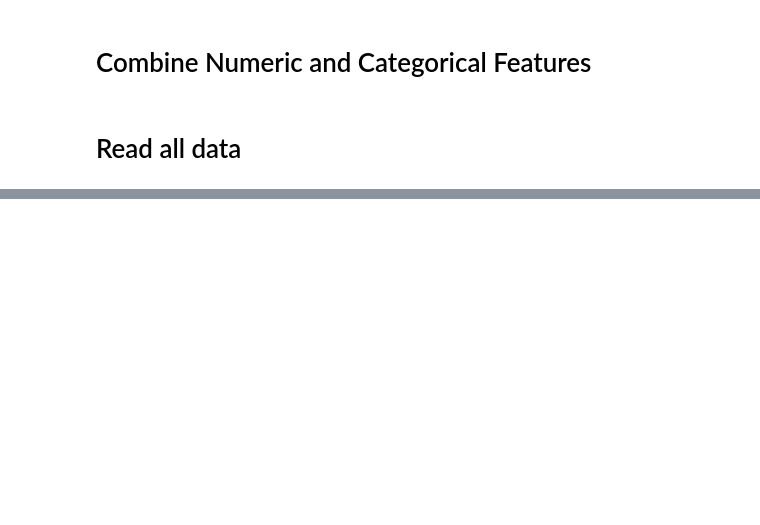
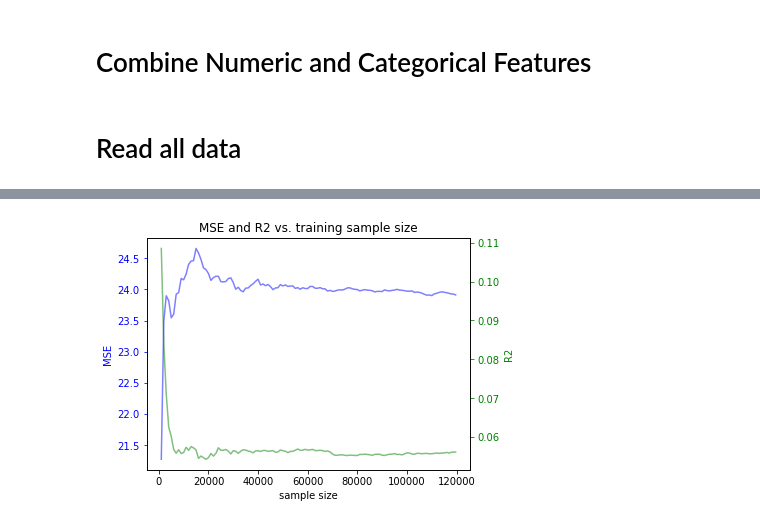
Before and after one commit to jhabib/w210, a Jupyter notebook: run_model_on_clean_data.ipynb, the cells around one changed output, grey strips where cells are left out. Saved outputs shown, nothing was run; the diff lists cells and outputs as text; code cells hidden in the pictures; blank space fills up the shorter version.

```diff
--- a/run_model_on_clean_data.ipynb
+++ b/run_model_on_clean_data.ipynb
@@ -353,0 +207,4 @@ train R-Squared: 0.0000
+# %%
+model, mse, r2 = plot_model_results(amen_train, y_train, regr, 'train', sample_sizes)
+# %% [output]
+[figure, added]
```
Also changed, not shown: parts of 14 cells of this notebook, 1 other file.
